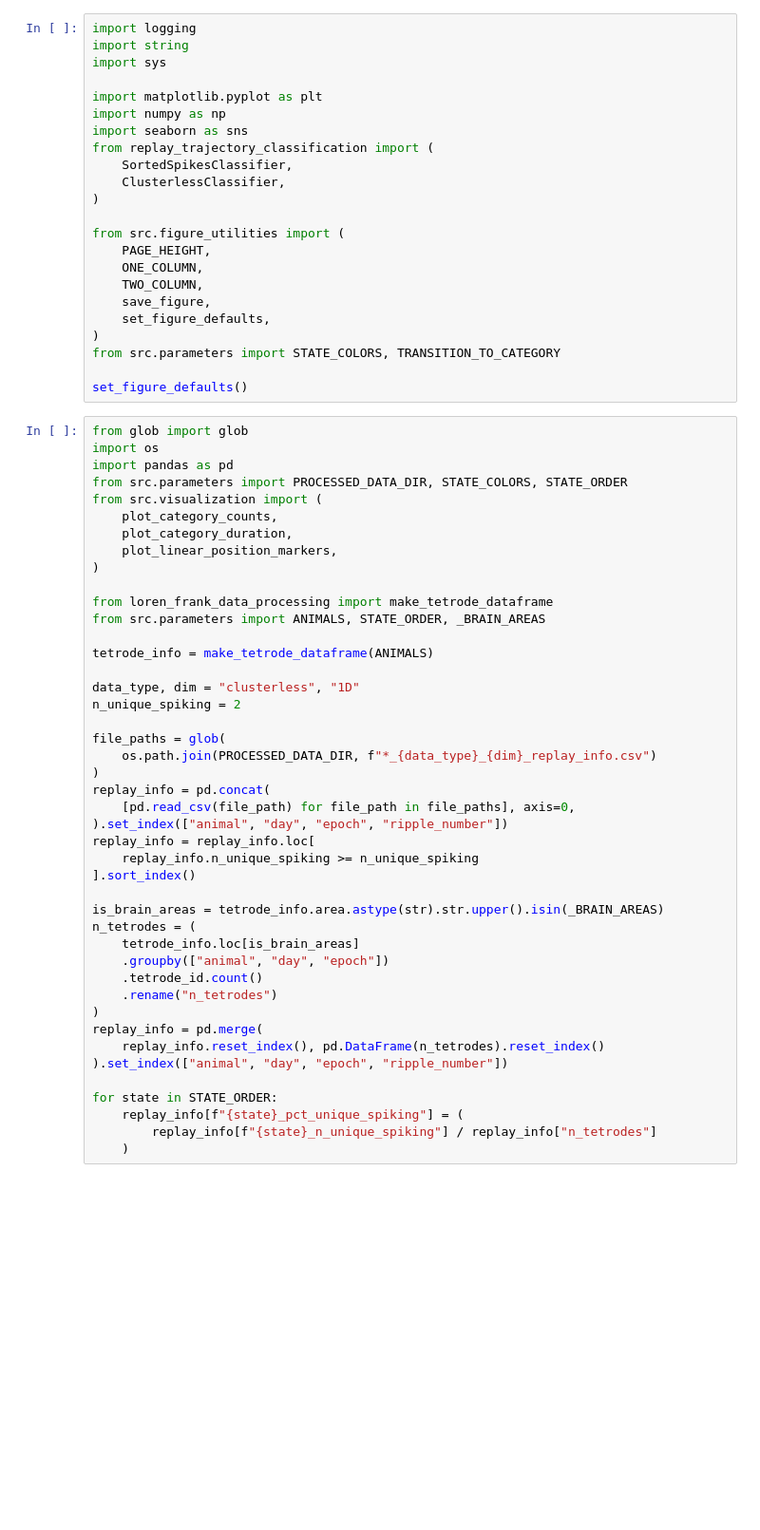
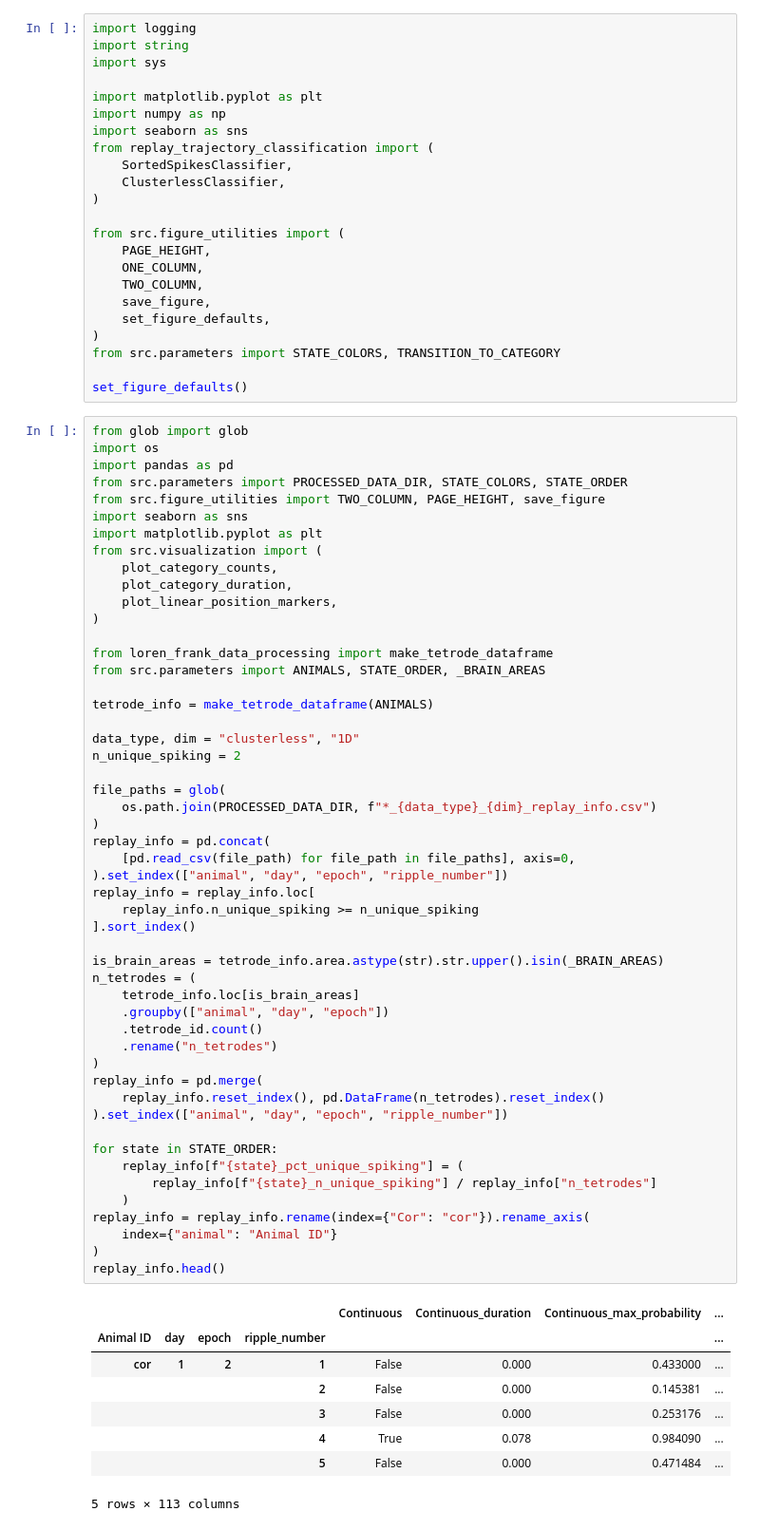
Before and after one commit to Eden-Kramer-Lab/replay_trajectory_paper, a Jupyter notebook: notebooks/Figure4.ipynb, the cells around one changed output. Shown at 95% size. Cells and saved outputs as stored; diff of their text form; blank space fills up the shorter version.

```diff
--- a/notebooks/Figure4.ipynb
+++ b/notebooks/Figure4.ipynb
@@ -32,6 +32,9 @@ from glob import glob
 import os
 import pandas as pd
 from src.parameters import PROCESSED_DATA_DIR, STATE_COLORS, STATE_ORDER
+from src.figure_utilities import TWO_COLUMN, PAGE_HEIGHT, save_figure
+import seaborn as sns
+import matplotlib.pyplot as plt
 from src.visualization import (
     plot_category_counts,
     plot_category_duration,
@@ -44,30 +47,43 @@ from src.parameters import ANIMALS, STATE_ORDER, _BRAIN_AREAS
 tetrode_info = make_tetrode_dataframe(ANIMALS)
 
 data_type, dim = "clusterless", "1D"
 n_unique_spiking = 2
 
 file_paths = glob(
     os.path.join(PROCESSED_DATA_DIR, f"*_{data_type}_{dim}_replay_info.csv")
 )
 replay_info = pd.concat(
     [pd.read_csv(file_path) for file_path in file_paths], axis=0,
 ).set_index(["animal", "day", "epoch", "ripple_number"])
 replay_info = replay_info.loc[
     replay_info.n_unique_spiking >= n_unique_spiking
 ].sort_index()
 
 is_brain_areas = tetrode_info.area.astype(str).str.upper().isin(_BRAIN_AREAS)
 n_tetrodes = (
     tetrode_info.loc[is_brain_areas]
     .groupby(["animal", "day", "epoch"])
     .tetrode_id.count()
     .rename("n_tetrodes")
 )
 replay_info = pd.merge(
     replay_info.reset_index(), pd.DataFrame(n_tetrodes).reset_index()
 ).set_index(["animal", "day", "epoch", "ripple_number"])
 
 for state in STATE_ORDER:
     replay_info[f"{state}_pct_unique_spiking"] = (
         replay_info[f"{state}_n_unique_spiking"] / replay_info["n_tetrodes"]
     )
+replay_info = replay_info.rename(index={"Cor": "cor"}).rename_axis(
+    index={"animal": "Animal ID"}
+)
+replay_info.head()
+# %% [output]
+|  |  |  |  | Continuous | Continuous_duration | Continuous_max_probability | ... |
+| Animal ID | day | epoch | ripple_number |  |  |  | ... |
+| cor | 1 | 2 | 1 | False | 0.000 | 0.433000 | ... |
+|  |  |  | 2 | False | 0.000 | 0.145381 | ... |
+|  |  |  | 3 | False | 0.000 | 0.253176 | ... |
+|  |  |  | 4 | True | 0.078 | 0.984090 | ... |
+|  |  |  | 5 | False | 0.000 | 0.471484 | ... |
+5 rows × 113 columns
```
Also changed, not shown: parts of 16 cells of this notebook, 13 other files.
